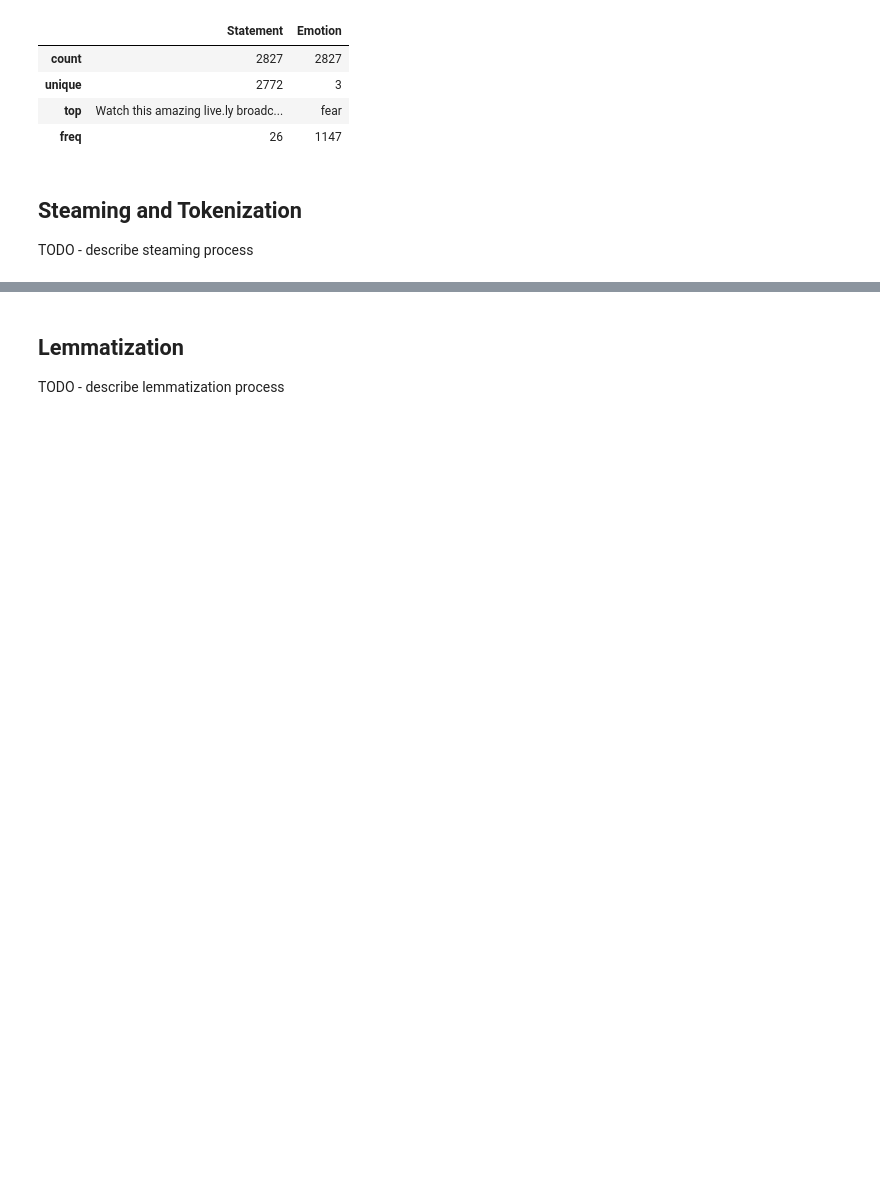
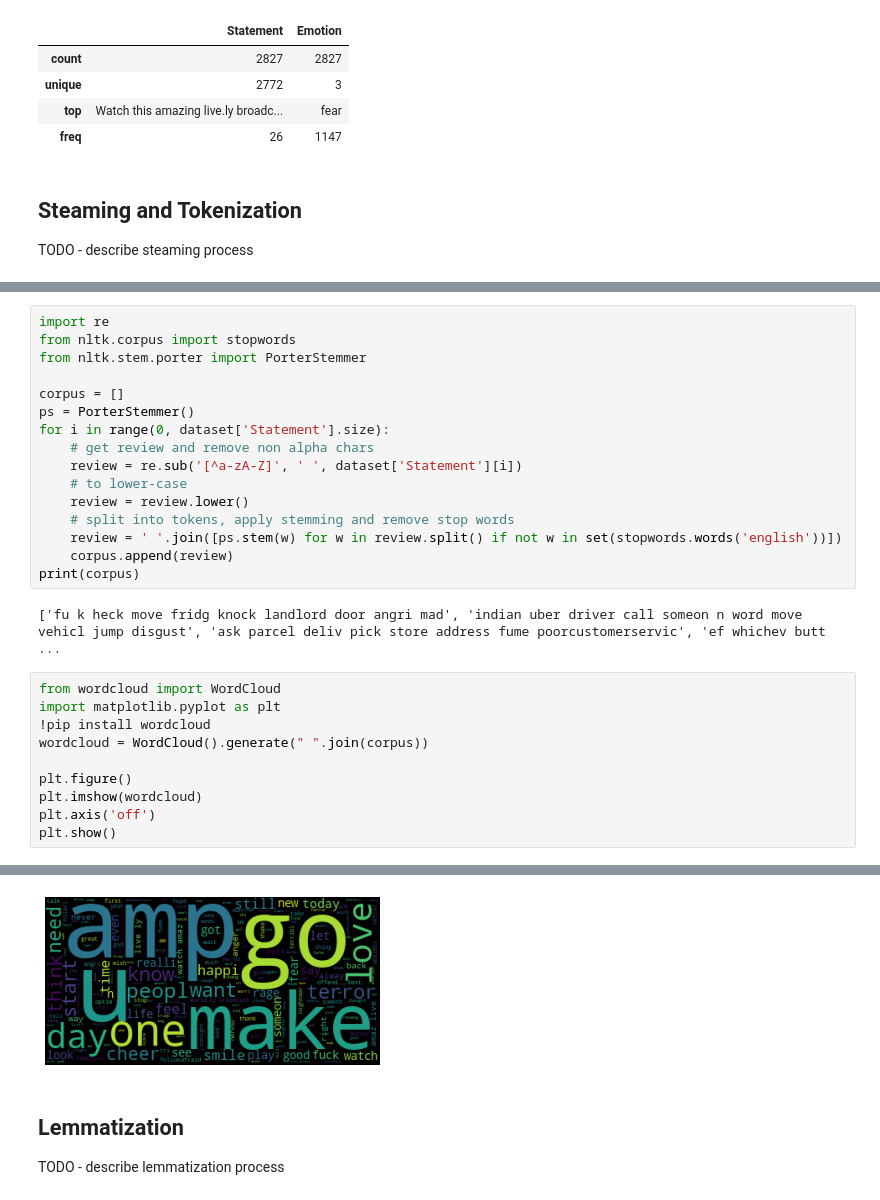
Before and after one commit to sergiodagama/FEUP-IA_NLP, a Jupyter notebook: src/NLP_Project2_IA.ipynb, the cells around one changed output, grey strips where cells are left out. Saved outputs shown, nothing was run; the diff lists cells and outputs as text; blank space fills up the shorter version.

```diff
--- a/src/NLP_Project2_IA.ipynb
+++ b/src/NLP_Project2_IA.ipynb
@@ -54,0 +37,29 @@ def tokenize(text):
+# %%
+import re
+from nltk.corpus import stopwords
+from nltk.stem.porter import PorterStemmer
+
+corpus = []
+ps = PorterStemmer()
+for i in range(0, dataset['Statement'].size):
+    # get review and remove non alpha chars
+    review = re.sub('[^a-zA-Z]', ' ', dataset['Statement'][i])
+    # to lower-case
+    review = review.lower()
+    # split into tokens, apply stemming and remove stop words
+    review = ' '.join([ps.stem(w) for w in review.split() if not w in set(stopwords.words('english'))])
+    corpus.append(review)
+print(corpus)
+# %% [output]
+['fu k heck move fridg knock landlord door angri mad', 'indian uber driver call someon n word move vehicl jump disgust', 'ask parcel deliv pick store address fume poorcustomerservic', 'ef whichev butt ...
+# %%
+from wordcloud import WordCloud
+import matplotlib.pyplot as plt
+!pip install wordcloud
+wordcloud = WordCloud().generate(" ".join(corpus))
+
+plt.figure()
+plt.imshow(wordcloud)
+plt.axis('off')
+plt.show()
+# %% [output]
@@ -55,3 +75,4 @@ def tokenize(text):
+[figure, added]
 # %% [markdown]
 ## Lemmatization
 
```
Also changed, not shown: parts of 7 cells of this notebook.
